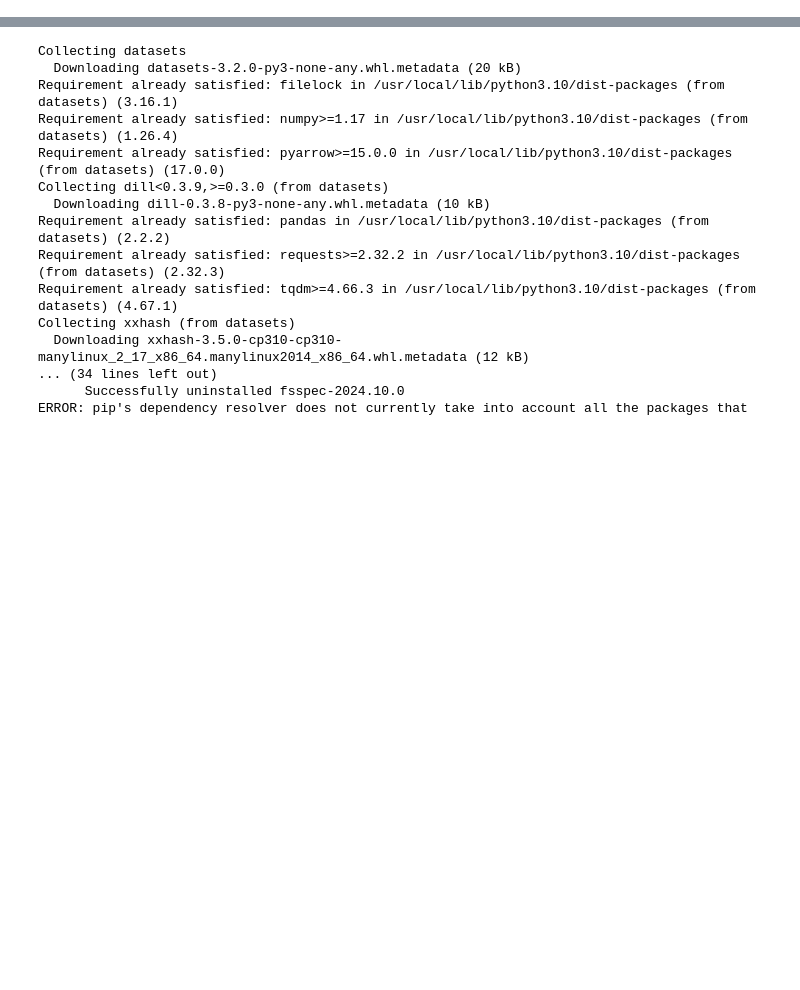
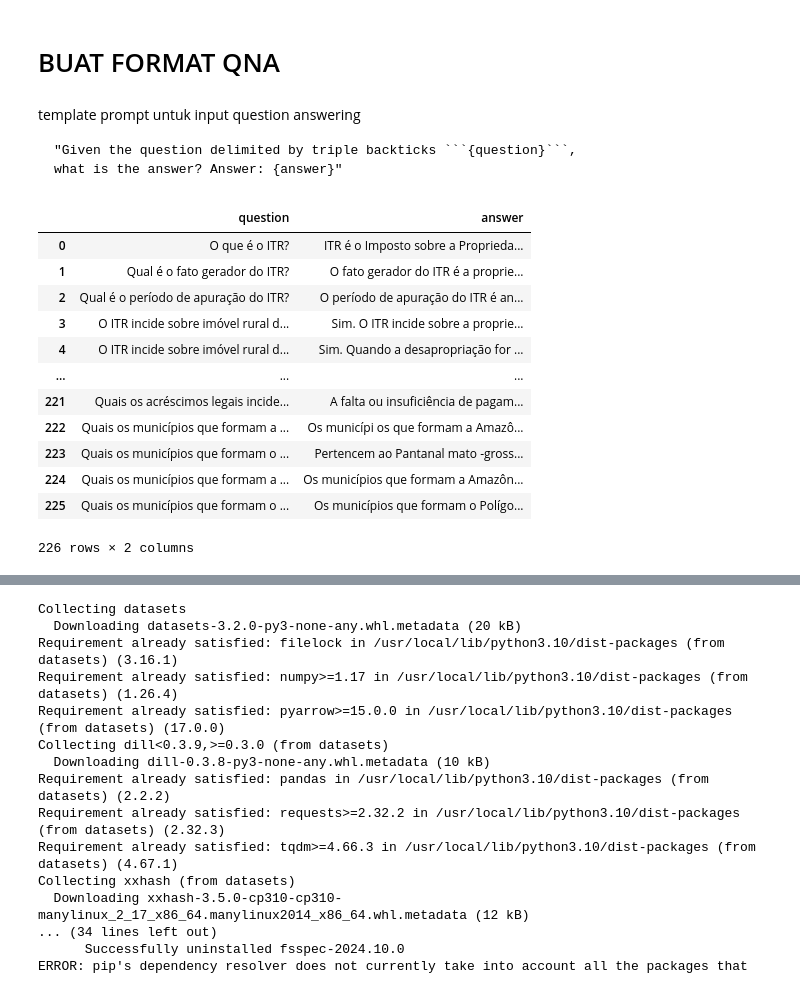
Before and after one commit to muhsufyan/nlp_project, a Jupyter notebook: task_qna_fine_tuning_quad_format_indobert.ipynb, the cells around one changed output, grey strips where cells are left out. Drawn from its saved outputs; the diff is of its cells as text; code cells hidden in the pictures; blank space fills up the shorter version.

````diff
--- a/task_qna_fine_tuning_quad_format_indobert.ipynb
+++ b/task_qna_fine_tuning_quad_format_indobert.ipynb
@@ -0,0 +88,30 @@
+# %% [markdown]
+# BUAT FORMAT QNA
+# %% [markdown]
+template prompt untuk input question answering
+
+```
+"Given the question delimited by triple backticks ```{question}```,
+what is the answer? Answer: {answer}"
+```
+# %%
+import pandas as pd
+import json
+
+# load portuguese legal QnA datasetL LegalQA
+dataset = pd.read_csv("LegalQA_dataset.csv", sep = '\t')
+dataset
+# %% [output]
+|  | question | answer |
+| 0 | O que é o ITR? | ITR é o Imposto sobre a Proprieda... |
+| 1 | Qual é o fato gerador do ITR? | O fato gerador do ITR é a proprie... |
+| 2 | Qual é o período de apuração do ITR? | O período de apuração do ITR é an... |
+| 3 | O ITR incide sobre imóvel rural d... | Sim. O ITR incide sobre a proprie... |
+| 4 | O ITR incide sobre imóvel rural d... | Sim. Quando a desapropriação for ... |
+| ... | ... | ... |
+| 221 | Quais os acréscimos legais incide... | A falta ou insuficiência de pagam... |
+| 222 | Quais os municípios que formam a ... | Os municípi os que formam a Amazô... |
+| 223 | Quais os municípios que formam o ... | Pertencem ao Pantanal mato -gross... |
+| 224 | Quais os municípios que formam a ... | Os municípios que formam a Amazôn... |
+| 225 | Quais os municípios que formam o ... | Os municípios que formam o Polígo... |
+226 rows × 2 columns
````
Also changed, not shown: parts of 42 cells of this notebook.
